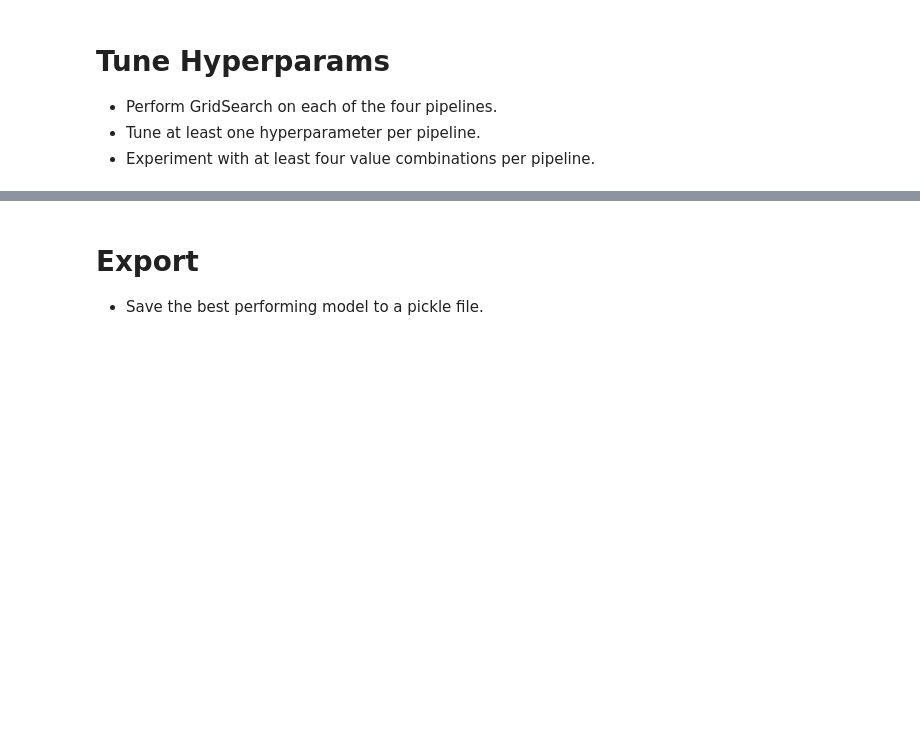
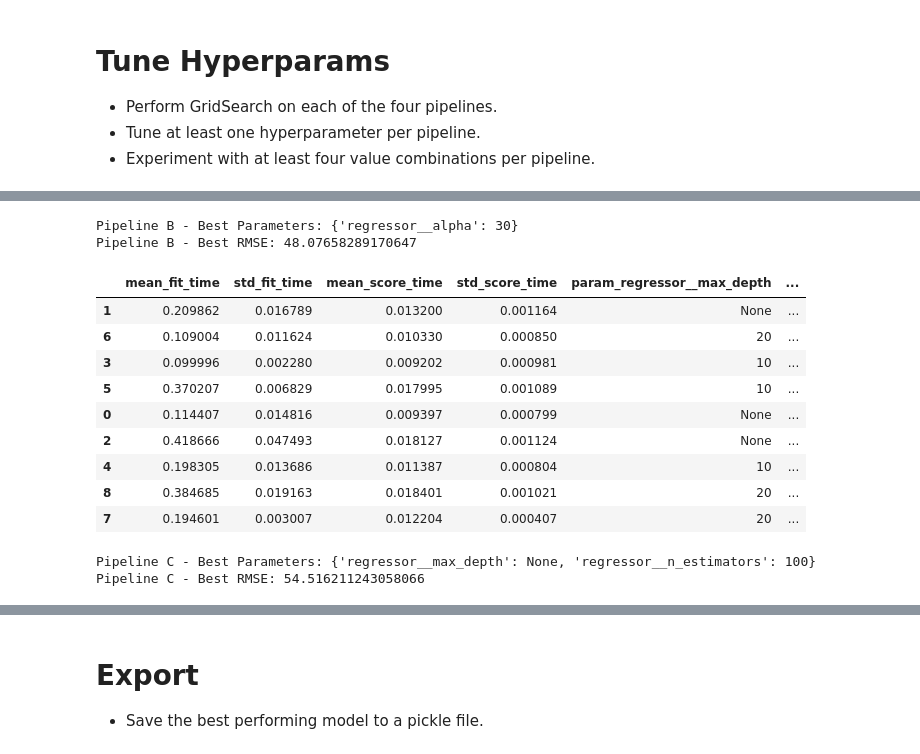
Before and after one commit to ranvikhalar/production, a Jupyter notebook: 02_activities/assignments/assignment_2.ipynb, the cells around one changed output, grey strips where cells are left out. Cells and saved outputs as stored; diff of their text form; code cells hidden in the pictures; blank space fills up the shorter version.

```diff
--- a/02_activities/assignments/assignment_2.ipynb
+++ b/02_activities/assignments/assignment_2.ipynb
@@ -321,10 +309,6 @@ pipeline_D = Pipeline(
         ('regressor', RandomForestRegressor())
     ]
 )
-pipeline_B.fit(features, target)
-
-with open('pipeline_D.pkl', 'wb') as file_D:
-    pickle.dump(pipeline_D, file_D)
 # %% [markdown]
 # Tune Hyperparams
 
@@ -333,0 +354,20 @@ with open('pipeline_D.pkl', 'wb') as file_D:
+# %%
+param_grid = {
+    'regressor__alpha': [0.01, 0.1, 10, 20, 30]
+}
+
+grid_cv_B = GridSearchCV(
+    estimator = pipeline_B,
+    param_grid = param_grid,
+    scoring = scoring,
+    cv = 5,
+    refit = 'neg_root_mean_squared_error'
+)
+
+# Fitting a model on training data
+grid_cv_B.fit(features, target)
+
+results = pd.DataFrame(grid_cv_B.cv_results_)
+results[['mean_fit_time', 'std_fit_time', 'mean_score_time', 'std_score_time',
+       'param_regressor__alpha', 'params', 'mean_test_neg_root_mean_squared_error', 'std_test_neg_root_mean_squared_error',
+       'rank_test_neg_root_mean_squared_error', 'mean_test_r2', 'std_test_r2', 'rank_test_r2']].sort_values('rank_test_neg_root_mean_squared_error')
@@ -333,0 +381,46 @@ with open('pipeline_D.pkl', 'wb') as file_D:
+# %%
+# Best parameter and score
+print("Pipeline B - Best Parameters:", grid_cv_B.best_params_)
+print("Pipeline B - Best RMSE:", -grid_cv_B.best_score_)
+# %% [output]
+Pipeline B - Best Parameters: {'regressor__alpha': 30}
+Pipeline B - Best RMSE: 48.07658289170647
+# %%
+param_grid = {
+    'regressor__n_estimators': [50, 100, 200],
+    'regressor__max_depth': [None, 10, 20]
+}
+
+grid_cv_C = GridSearchCV(
+    estimator = pipeline_C,
+    param_grid = param_grid,
+    scoring = scoring,
+    cv = 5,
+    refit = 'neg_root_mean_squared_error'
+)
+
+# Fitting a model on training data
+grid_cv_C.fit(features, target)
+
+results = pd.DataFrame(grid_cv_C.cv_results_)
+results[['mean_fit_time', 'std_fit_time', 'mean_score_time', 'std_score_time',
+       'param_regressor__max_depth', 'param_regressor__n_estimators', 'params', 'mean_test_neg_root_mean_squared_error', 'std_test_neg_root_mean_squared_error',
+       'rank_test_neg_root_mean_squared_error', 'mean_test_r2', 'std_test_r2', 'rank_test_r2']].sort_values('rank_test_neg_root_mean_squared_error')
+# %% [output]
+|  | mean_fit_time | std_fit_time | mean_score_time | std_score_time | param_regressor__max_depth | ... |
+| 1 | 0.209862 | 0.016789 | 0.013200 | 0.001164 | None | ... |
+| 6 | 0.109004 | 0.011624 | 0.010330 | 0.000850 | 20 | ... |
+| 3 | 0.099996 | 0.002280 | 0.009202 | 0.000981 | 10 | ... |
+| 5 | 0.370207 | 0.006829 | 0.017995 | 0.001089 | 10 | ... |
+| 0 | 0.114407 | 0.014816 | 0.009397 | 0.000799 | None | ... |
+| 2 | 0.418666 | 0.047493 | 0.018127 | 0.001124 | None | ... |
+| 4 | 0.198305 | 0.013686 | 0.011387 | 0.000804 | 10 | ... |
+| 8 | 0.384685 | 0.019163 | 0.018401 | 0.001021 | 20 | ... |
+| 7 | 0.194601 | 0.003007 | 0.012204 | 0.000407 | 20 | ... |
+# %%
+# Best parameter and score
+print("Pipeline C - Best Parameters:", grid_cv_C.best_params_)
+print("Pipeline C - Best RMSE:", -grid_cv_C.best_score_)
+# %% [output]
+Pipeline C - Best Parameters: {'regressor__max_depth': None, 'regressor__n_estimators': 100}
+Pipeline C - Best RMSE: 54.516211243058066
```
Also changed, not shown: parts of 17 cells of this notebook, 4 other files.
